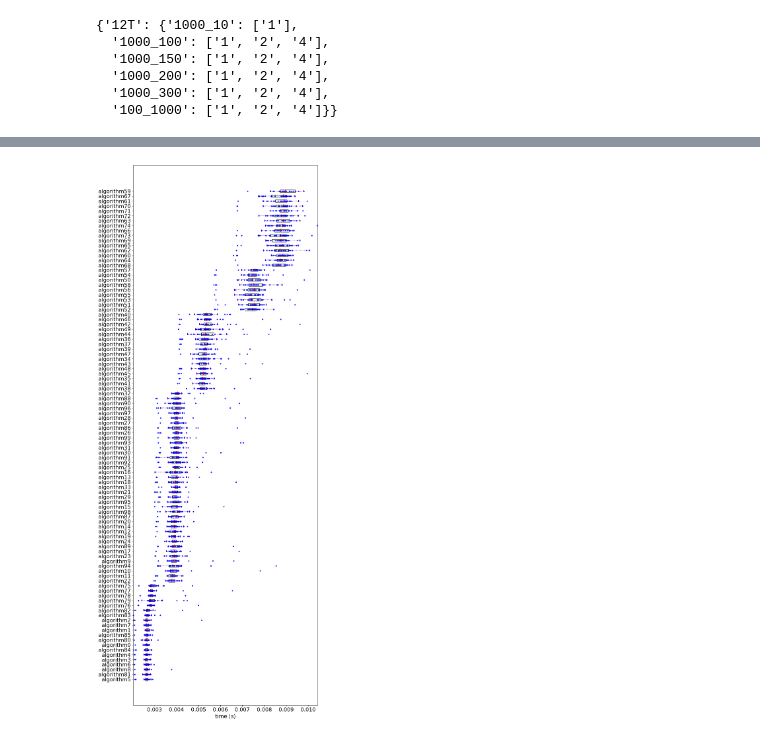
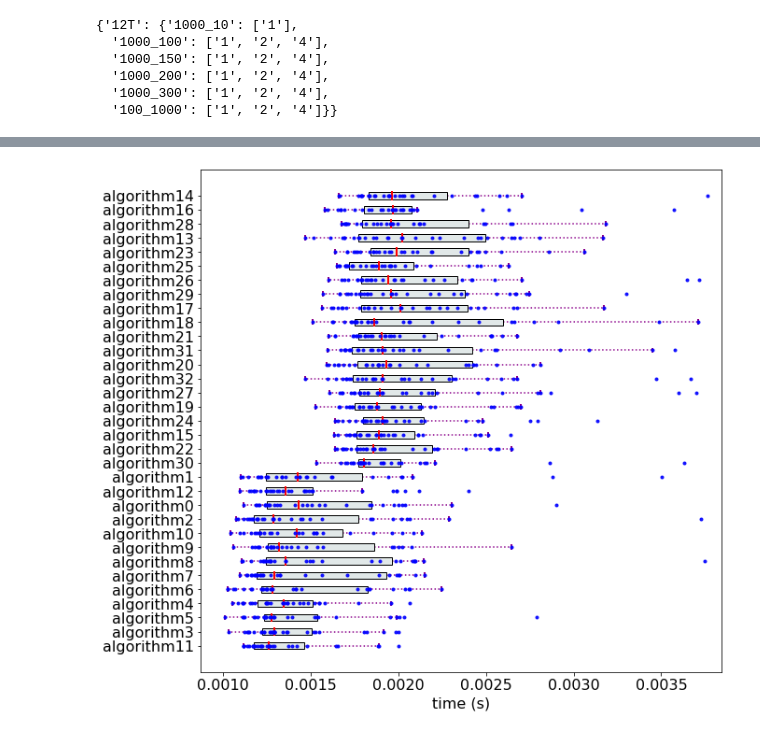
Before and after one commit to as641651/va4algs, a Jupyter notebook: examples/class_RankingDataLinnea.ipynb, the cells around one changed output, grey strips where cells are left out. Drawn from its saved outputs; the diff is of its cells as text; code cells hidden in the pictures.

Commit message:
Ranking data update

```diff
--- a/examples/class_RankingDataLinnea.ipynb
+++ b/examples/class_RankingDataLinnea.ipynb
@@ -234,3 +432,4 @@ class RankingDataLinnea:
 # %%
+dml = DataManagerLinnea(linnea_config)
 rm = RankingModel()
 rdl = RankingDataLinnea(dml,rm,'12T')
@@ -304,7 +523,7 @@ x
 # %%
 #rdl.data_h0['1000_150']
 # %%
-fig = rdl.visualize_box_plots('1000_150',scale=0.3)
+fig = rdl.visualize_box_plots('100_1000',scale=0.3)
 # %% [output]
-[figure, old version]
+[figure, new version]
 # %%
```
Also changed, not shown: parts of 38 cells of this notebook, 2 other files.
